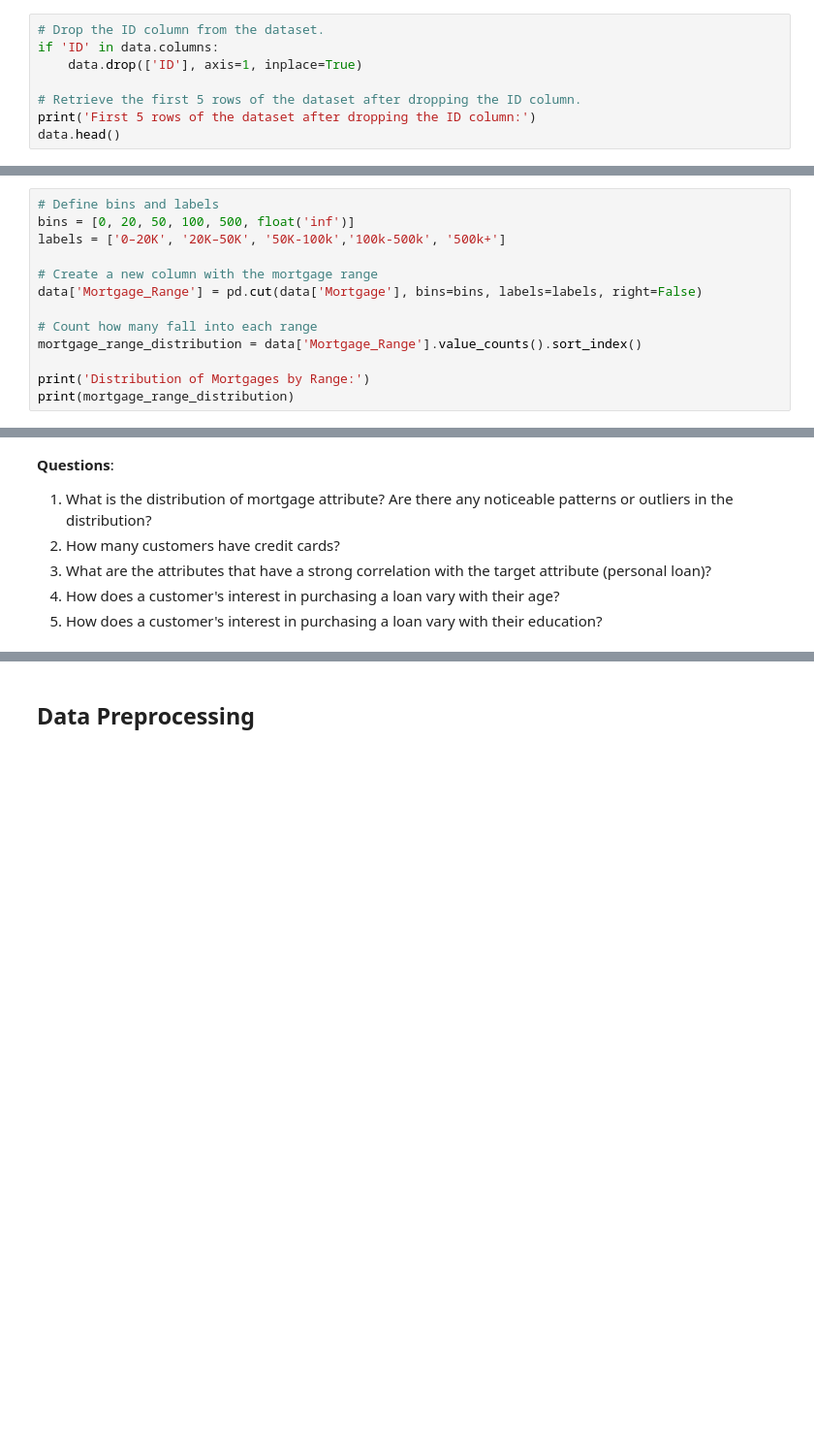
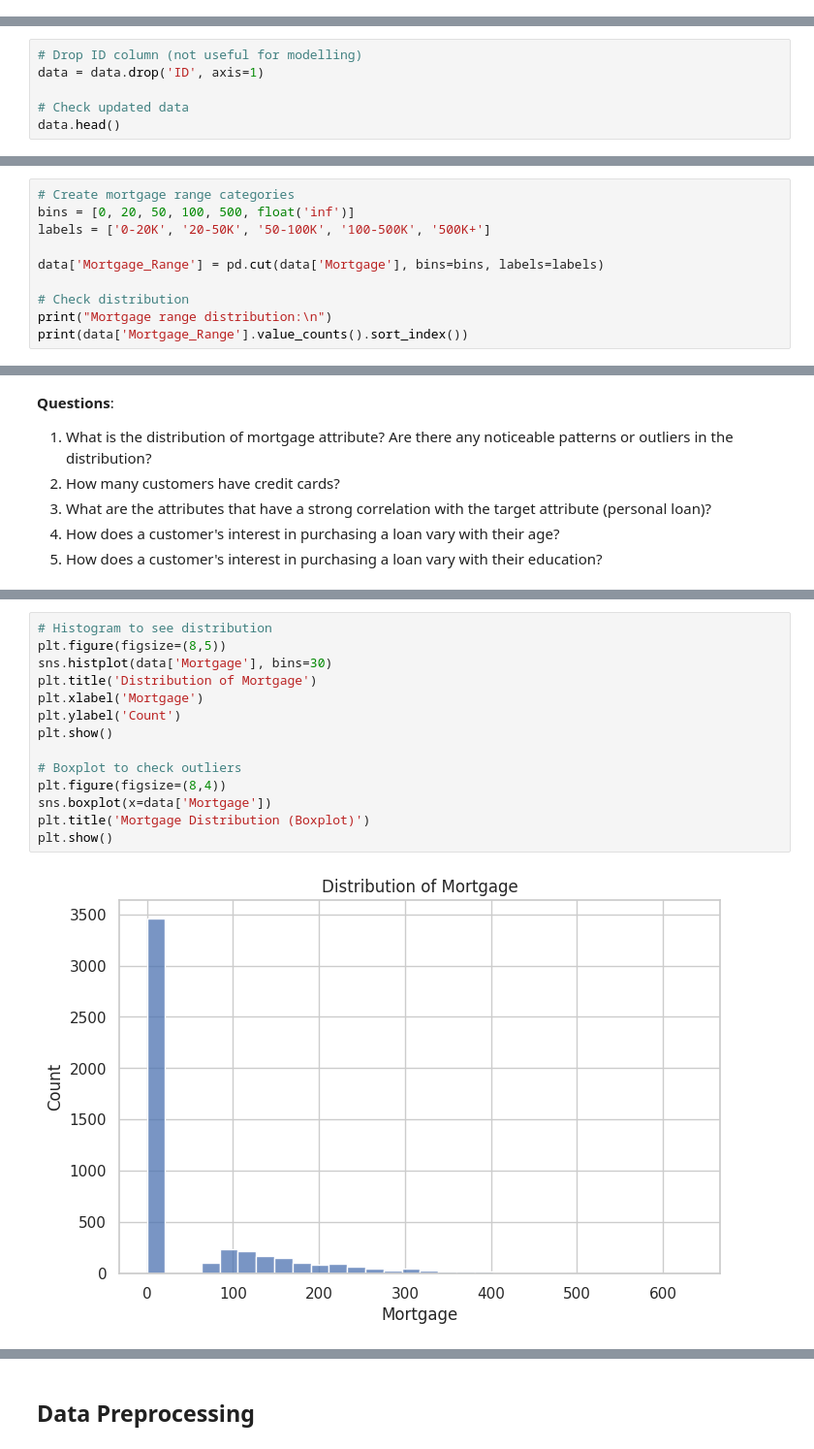
Before and after one commit to click2shivesh/shivesh-uta-aiml-py, a Jupyter notebook: Shivesh_AIML_ML_Project_Full_Code_Notebook.ipynb, the cells around one changed output, grey strips where cells are left out. Shown at 97% size. Cells and saved outputs as stored; diff of their text form; blank space fills up the shorter version.

```diff
--- a/Shivesh_AIML_ML_Project_Full_Code_Notebook.ipynb
+++ b/Shivesh_AIML_ML_Project_Full_Code_Notebook.ipynb
@@ -178,8 +241,0 @@ There are no missing data points in the Personal Load dataset.
-# %%
-# Drop the ID column from the dataset.
-if 'ID' in data.columns:
-    data.drop(['ID'], axis=1, inplace=True)
-
-# Retrieve the first 5 rows of the dataset after dropping the ID column.
-print('First 5 rows of the dataset after dropping the ID column:')
-data.head()
@@ -193,0 +245,6 @@ First 5 rows of the dataset after dropping the ID column:
+# %%
+# Drop ID column (not useful for modelling)
+data = data.drop('ID', axis=1)
+
+# Check updated data
+data.head()
@@ -194,14 +262,11 @@ First 5 rows of the dataset after dropping the ID column:
 # %%
-# Define bins and labels
+# Create mortgage range categories
 bins = [0, 20, 50, 100, 500, float('inf')]
-labels = ['0–20K', '20K–50K', '50K-100k','100k-500k', '500k+']
+labels = ['0-20K', '20-50K', '50-100K', '100-500K', '500K+']
 
-# Create a new column with the mortgage range
-data['Mortgage_Range'] = pd.cut(data['Mortgage'], bins=bins, labels=labels, right=False)
+data['Mortgage_Range'] = pd.cut(data['Mortgage'], bins=bins, labels=labels)
 
-# Count how many fall into each range
-mortgage_range_distribution = data['Mortgage_Range'].value_counts().sort_index()
-
-print('Distribution of Mortgages by Range:')
-print(mortgage_range_distribution)
+# Check distribution
+print("Mortgage range distribution:\n")
+print(data['Mortgage_Range'].value_counts().sort_index())
 # %% [output]
@@ -323,0 +374,16 @@ Understanding these mortgage ranges helps identify segments with differing credi
+# %%
+# Histogram to see distribution
+plt.figure(figsize=(8,5))
+sns.histplot(data['Mortgage'], bins=30)
+plt.title('Distribution of Mortgage')
+plt.xlabel('Mortgage')
+plt.ylabel('Count')
+plt.show()
+
+# Boxplot to check outliers
+plt.figure(figsize=(8,4))
+sns.boxplot(x=data['Mortgage'])
+plt.title('Mortgage Distribution (Boxplot)')
+plt.show()
+# %% [output]
+[figure, added]
```
Also changed, not shown: parts of 64 cells of this notebook.
